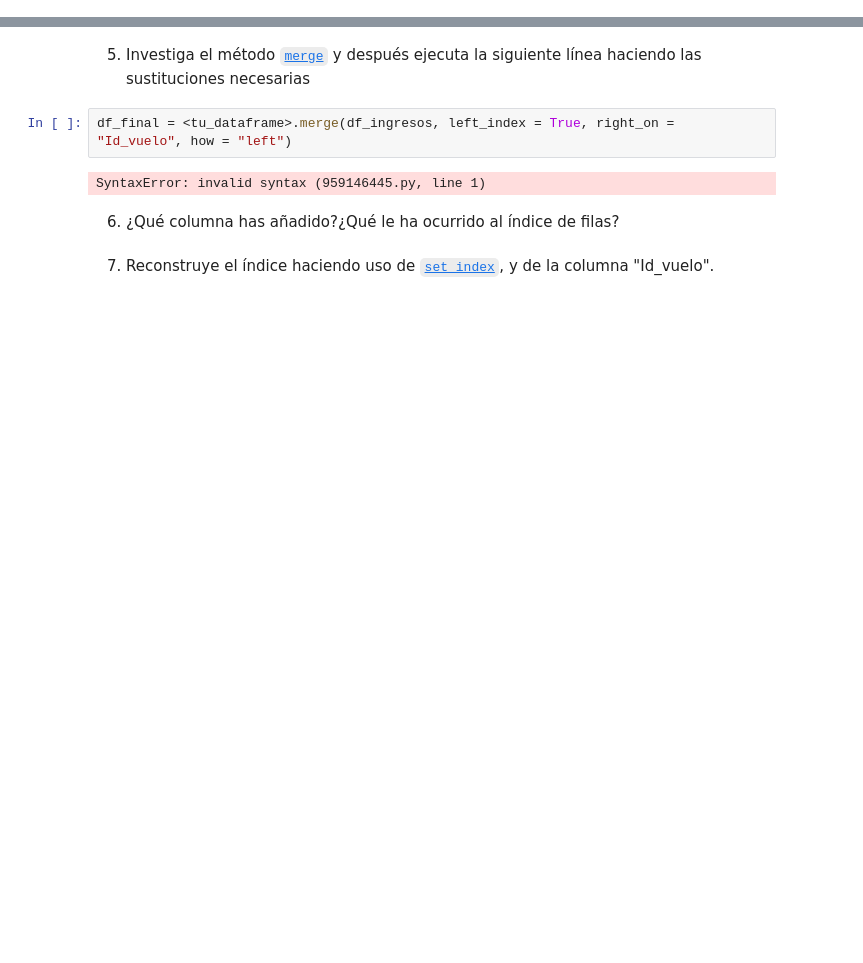
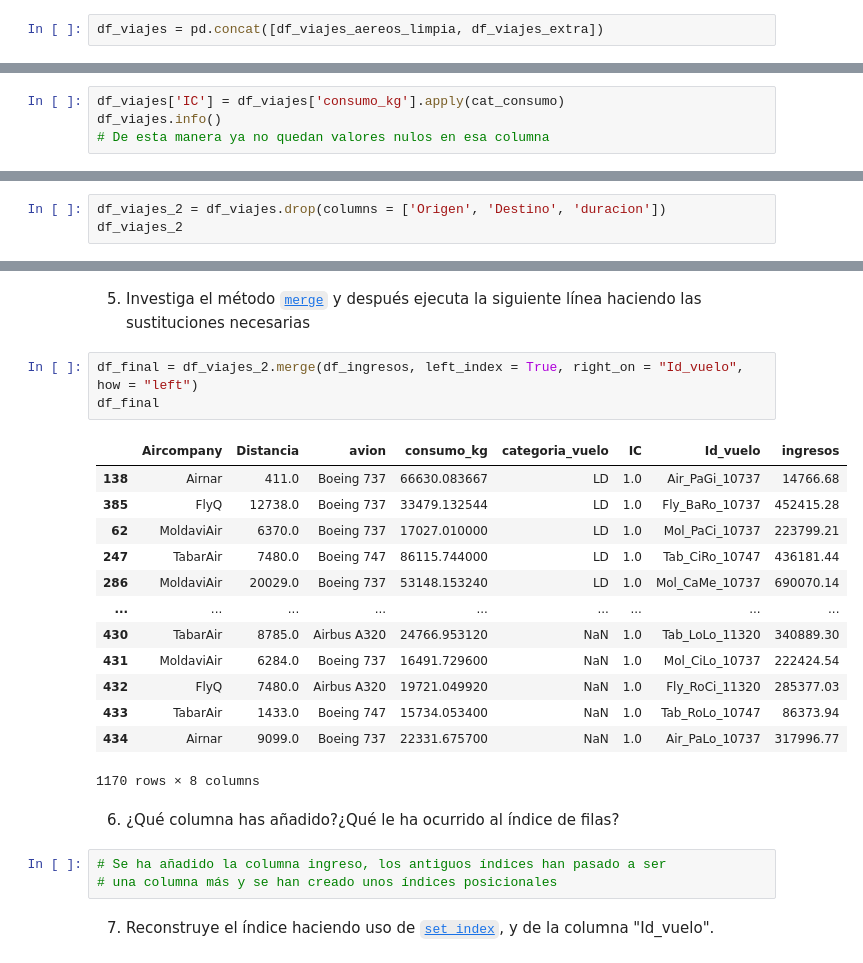
Before and after one commit to noemontiels/ONLINE_DS_THEBRIDGE_NOELIAMONTIEL, a Jupyter notebook: 02_Programacion_y_Herramientas_Avanzadas/Sprint_04/Unidad_02/Practica_Obligatoria/18_Practica_Obligatoria_Pandas_II.ipynb, the cells around one changed output, grey strips where cells are left out. Cells and saved outputs as stored; diff of their text form; blank space fills up the shorter version.

```diff
--- a/02_Programacion_y_Herramientas_Avanzadas/Sprint_04/Unidad_02/Practica_Obligatoria/18_Practica_Obligatoria_Pandas_II.ipynb
+++ b/02_Programacion_y_Herramientas_Avanzadas/Sprint_04/Unidad_02/Practica_Obligatoria/18_Practica_Obligatoria_Pandas_II.ipynb
@@ -495,5 +495,7 @@ df_viajes_extra = pd.read_csv("./data/dataset_viajes_extra.csv", index_col = "Id
 df_ingresos = pd.read_csv("./data/dataset_ingresos.csv")
 # %% [markdown]
 1. Emplea la función [`concat`](https://pandas.pydata.org/docs/reference/api/pandas.concat.html "info sobre pandas concat") de pandas que permite concatenar dataframes, de manera que añadas los viajes de df_viajes_extra al dataframe que hayas utilizado hasta ahora.
+# %%
+df_viajes = pd.concat([df_viajes_aereos_limpia, df_viajes_extra])
 # %% [markdown]
 2. Comprueba si existen nulos en las columnas IC y todas las columnas que hayas añadido a tu dataframe previo al concat, y después del concat (utiliza info o value_counts con el argumento dropna con el valor adecuado). Tendrá que haberlos ya que el dataset de viajes extra no tenía esas columnas.
@@ -500,2 +543,6 @@ df_ingresos = pd.read_csv("./data/dataset_ingresos.csv")
 # %% [markdown]
 3. Calcula la columna IC para los vuelos que no la tengan informada (o sea que tengan NaN)
+# %%
+df_viajes['IC'] = df_viajes['consumo_kg'].apply(cat_consumo)
+df_viajes.info()
+# De esta manera ya no quedan valores nulos en esa columna
@@ -502,2 +566,5 @@ df_ingresos = pd.read_csv("./data/dataset_ingresos.csv")
 # %% [markdown]
 4. Como ya no las vamos a necesitar o bien deshazte de las columnas Origen, Destino y Duracion o create otro dataframe que conserve todas las columnas menos esa.
+# %%
+df_viajes_2 = df_viajes.drop(columns = ['Origen', 'Destino', 'duracion'])
+df_viajes_2
@@ -504,10 +586,26 @@ df_ingresos = pd.read_csv("./data/dataset_ingresos.csv")
 # %% [markdown]
 5. Investiga el método [`merge`](https://pandas.pydata.org/docs/reference/api/pandas.DataFrame.merge.html "Info sobre joins") y después ejecuta la siguiente línea haciendo las sustituciones necesarias
 # %%
-df_final = <tu_dataframe>.merge(df_ingresos, left_index = True, right_on = "Id_vuelo", how = "left")
+df_final = df_viajes_2.merge(df_ingresos, left_index = True, right_on = "Id_vuelo", how = "left")
+df_final
 # %% [output]
+|  | Aircompany | Distancia | avion | consumo_kg | categoria_vuelo | IC | Id_vuelo | ingresos |
+| 138 | Airnar | 411.0 | Boeing 737 | 66630.083667 | LD | 1.0 | Air_PaGi_10737 | 14766.68 |
+| 385 | FlyQ | 12738.0 | Boeing 737 | 33479.132544 | LD | 1.0 | Fly_BaRo_10737 | 452415.28 |
+| 62 | MoldaviAir | 6370.0 | Boeing 737 | 17027.010000 | LD | 1.0 | Mol_PaCi_10737 | 223799.21 |
+| 247 | TabarAir | 7480.0 | Boeing 747 | 86115.744000 | LD | 1.0 | Tab_CiRo_10747 | 436181.44 |
+| 286 | MoldaviAir | 20029.0 | Boeing 737 | 53148.153240 | LD | 1.0 | Mol_CaMe_10737 | 690070.14 |
+| ... | ... | ... | ... | ... | ... | ... | ... | ... |
+| 430 | TabarAir | 8785.0 | Airbus A320 | 24766.953120 | NaN | 1.0 | Tab_LoLo_11320 | 340889.30 |
+| 431 | MoldaviAir | 6284.0 | Boeing 737 | 16491.729600 | NaN | 1.0 | Mol_CiLo_10737 | 222424.54 |
+| 432 | FlyQ | 7480.0 | Airbus A320 | 19721.049920 | NaN | 1.0 | Fly_RoCi_11320 | 285377.03 |
+| 433 | TabarAir | 1433.0 | Boeing 747 | 15734.053400 | NaN | 1.0 | Tab_RoLo_10747 | 86373.94 |
+| 434 | Airnar | 9099.0 | Boeing 737 | 22331.675700 | NaN | 1.0 | Air_PaLo_10737 | 317996.77 |
-SyntaxError: invalid syntax (959146445.py, line 1)
+1170 rows × 8 columns
 # %% [markdown]
 6. ¿Qué columna has añadido?¿Qué le ha ocurrido al índice de filas?
+# %%
+# Se ha añadido la columna ingreso, los antiguos índices han pasado a ser
+# una columna más y se han creado unos índices posicionales
 # %% [markdown]
 7. Reconstruye el índice haciendo uso de [`set_index`](https://pandas.pydata.org/docs/reference/api/pandas.DataFrame.set_index.html#pandas.DataFrame.set_index), y de la columna "Id_vuelo".
```
Also changed, not shown: parts of 8 cells of this notebook.
